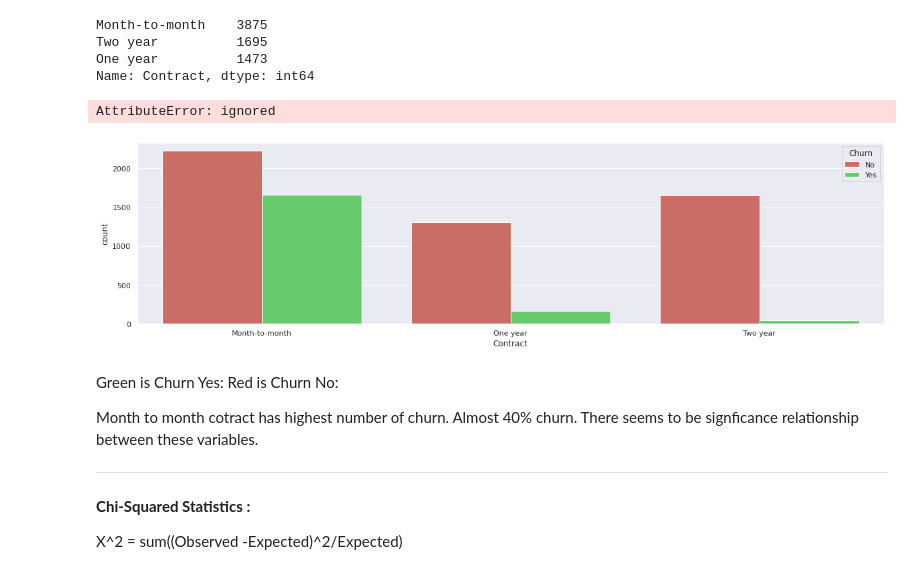
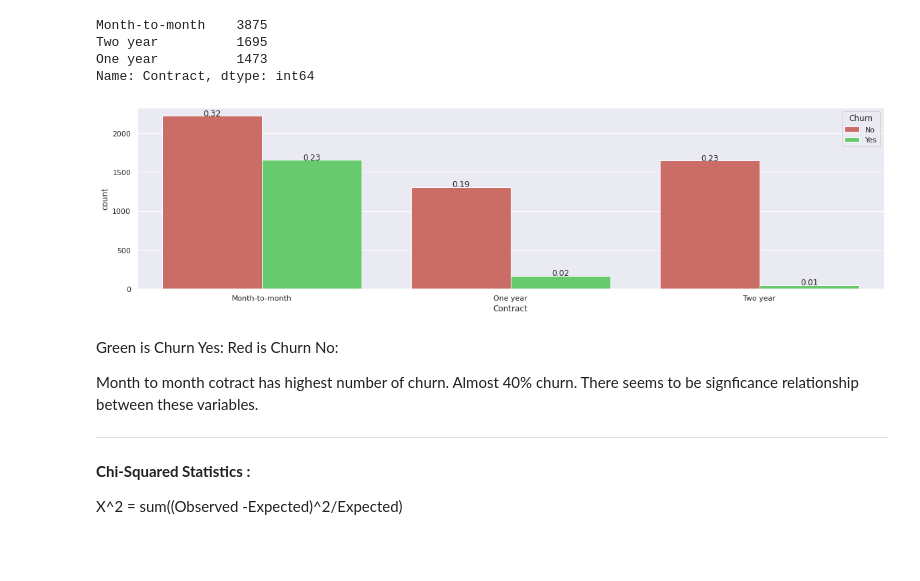
Before and after one commit to hardiksraja/DataScience_Learning, a Jupyter notebook: Stats_ML_Linkage/Cramer_s_V_Test_Categorical_association.ipynb, the cells around one changed output. Drawn from its saved outputs; the diff is of its cells as text; code cells hidden in the pictures.

```diff
--- a/Stats_ML_Linkage/Cramer_s_V_Test_Categorical_association.ipynb
+++ b/Stats_ML_Linkage/Cramer_s_V_Test_Categorical_association.ipynb
@@ -74,33 +74,19 @@ Two year          1695
 One year          1473
 Name: Contract, dtype: int64
 # %%
-# sns.set(style="darkgrid")
-# sns.set_palette("hls",3)
-# fig,ax = plt.subplots(figsize=(20,5))
-# ax=sns.countplot(x="Contract",hue="Churn",data=churn_df)
-
-# for p in ax.patches:
-#   height=p.get_height()
-#   ax.text(p.get_x()+p.get_width()/2.,
-#           height+3,
-#           '{:1.2f}'.format(height/churn_df.shape[0]),
-#           ha ='center')
-
-
 sns.set(style="darkgrid")
 sns.set_palette("hls",3)
-fig,ax=plt.subplots(figsize=(20,5))
-ax=sns.countplot(x="Contract", hue="Churn", data=churn_df)
+fig,ax = plt.subplots(figsize=(20,5))
+ax=sns.countplot(x="Contract",hue="Churn",data=churn_df)
 
 for p in ax.patches:
-  height=p.height()
+  height=p.get_height()
   ax.text(p.get_x()+p.get_width()/2.,
           height+3,
           '{:1.2f}'.format(height/churn_df.shape[0]),
-          ha='center')
+          ha ='center')
 # %% [output]
-AttributeError: ignored
-[figure, old version]
+[figure, new version]
 # %% [markdown]
 Green is Churn Yes:
 Red is Churn No:
```
